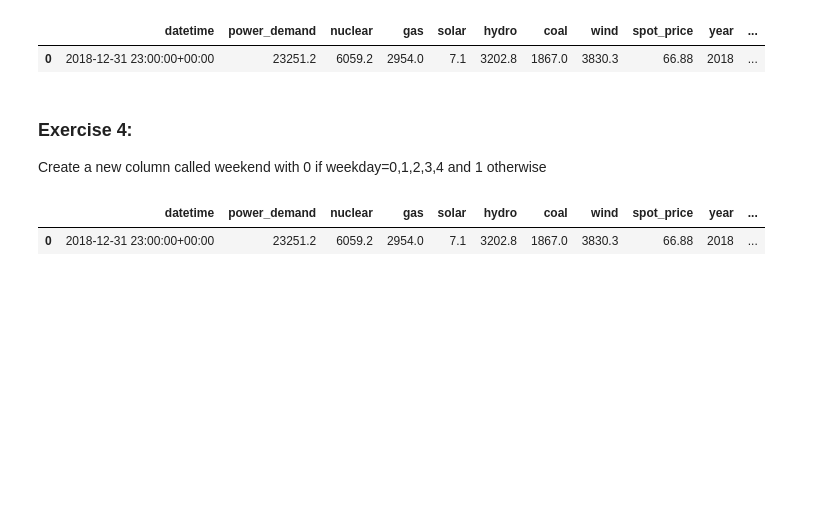
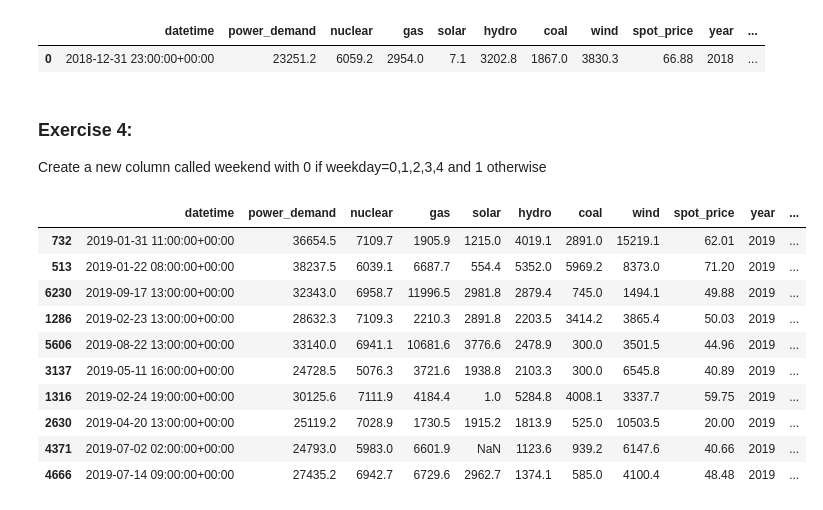
Before and after one commit to gor2000/PYTHON_FOR_DATA_ANALYSIS_I, a Jupyter notebook: S13/Session13_ClassNotes.ipynb, the cells around one changed output. Cells and saved outputs as stored; diff of their text form; code cells hidden in the pictures; blank space fills up the shorter version.

```diff
--- a/S13/Session13_ClassNotes.ipynb
+++ b/S13/Session13_ClassNotes.ipynb
@@ -1031,11 +1071,20 @@ Create a new column called weekend with 0 if weekday=0,1,2,3,4 and 1 otherwise
 # %%
 energy["weekend"] = np.where(
     energy["weekday"] > 4,
     1,
     0
 )
 
-energy.head(1)
+energy.sample(10)
 # %% [output]
 |  | datetime | power_demand | nuclear | gas | solar | hydro | coal | wind | spot_price | year | ... |
-| 0 | 2018-12-31 23:00:00+00:00 | 23251.2 | 6059.2 | 2954.0 | 7.1 | 3202.8 | 1867.0 | 3830.3 | 66.88 | 2018 | ... |
+| 732 | 2019-01-31 11:00:00+00:00 | 36654.5 | 7109.7 | 1905.9 | 1215.0 | 4019.1 | 2891.0 | 15219.1 | 62.01 | 2019 | ... |
+| 513 | 2019-01-22 08:00:00+00:00 | 38237.5 | 6039.1 | 6687.7 | 554.4 | 5352.0 | 5969.2 | 8373.0 | 71.20 | 2019 | ... |
+| 6230 | 2019-09-17 13:00:00+00:00 | 32343.0 | 6958.7 | 11996.5 | 2981.8 | 2879.4 | 745.0 | 1494.1 | 49.88 | 2019 | ... |
+| 1286 | 2019-02-23 13:00:00+00:00 | 28632.3 | 7109.3 | 2210.3 | 2891.8 | 2203.5 | 3414.2 | 3865.4 | 50.03 | 2019 | ... |
+| 5606 | 2019-08-22 13:00:00+00:00 | 33140.0 | 6941.1 | 10681.6 | 3776.6 | 2478.9 | 300.0 | 3501.5 | 44.96 | 2019 | ... |
+| 3137 | 2019-05-11 16:00:00+00:00 | 24728.5 | 5076.3 | 3721.6 | 1938.8 | 2103.3 | 300.0 | 6545.8 | 40.89 | 2019 | ... |
+| 1316 | 2019-02-24 19:00:00+00:00 | 30125.6 | 7111.9 | 4184.4 | 1.0 | 5284.8 | 4008.1 | 3337.7 | 59.75 | 2019 | ... |
+| 2630 | 2019-04-20 13:00:00+00:00 | 25119.2 | 7028.9 | 1730.5 | 1915.2 | 1813.9 | 525.0 | 10503.5 | 20.00 | 2019 | ... |
+| 4371 | 2019-07-02 02:00:00+00:00 | 24793.0 | 5983.0 | 6601.9 | NaN | 1123.6 | 939.2 | 6147.6 | 40.66 | 2019 | ... |
+| 4666 | 2019-07-14 09:00:00+00:00 | 27435.2 | 6942.7 | 6729.6 | 2962.7 | 1374.1 | 585.0 | 4100.4 | 48.48 | 2019 | ... |
```
Also changed, not shown: parts of 4 cells of this notebook, 8 other files.
